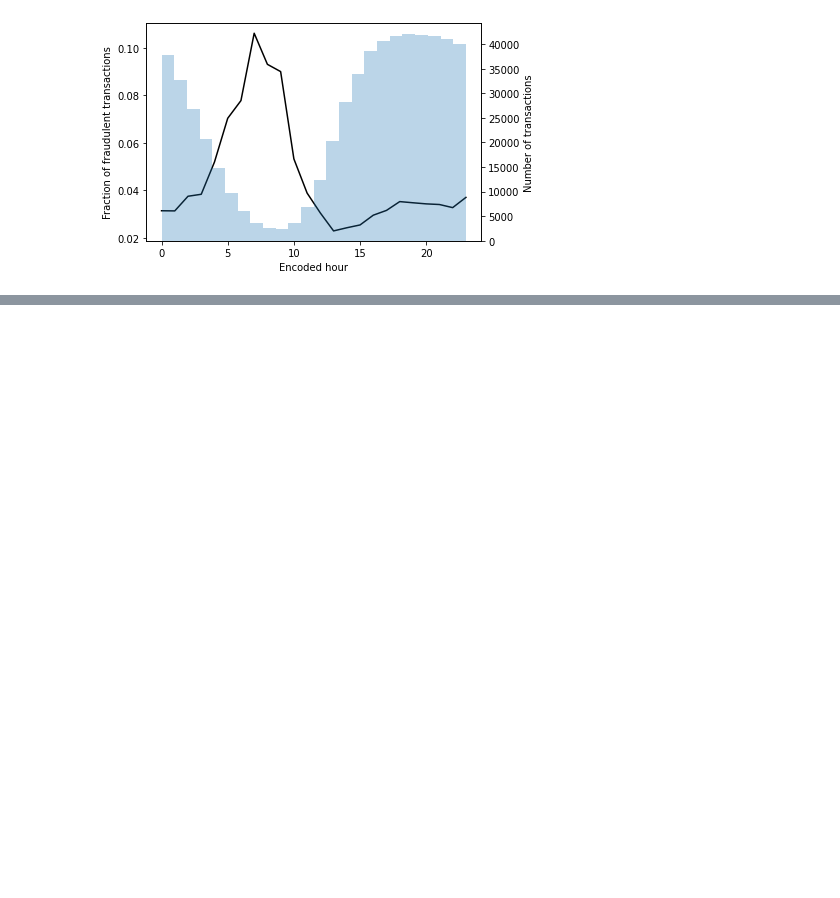
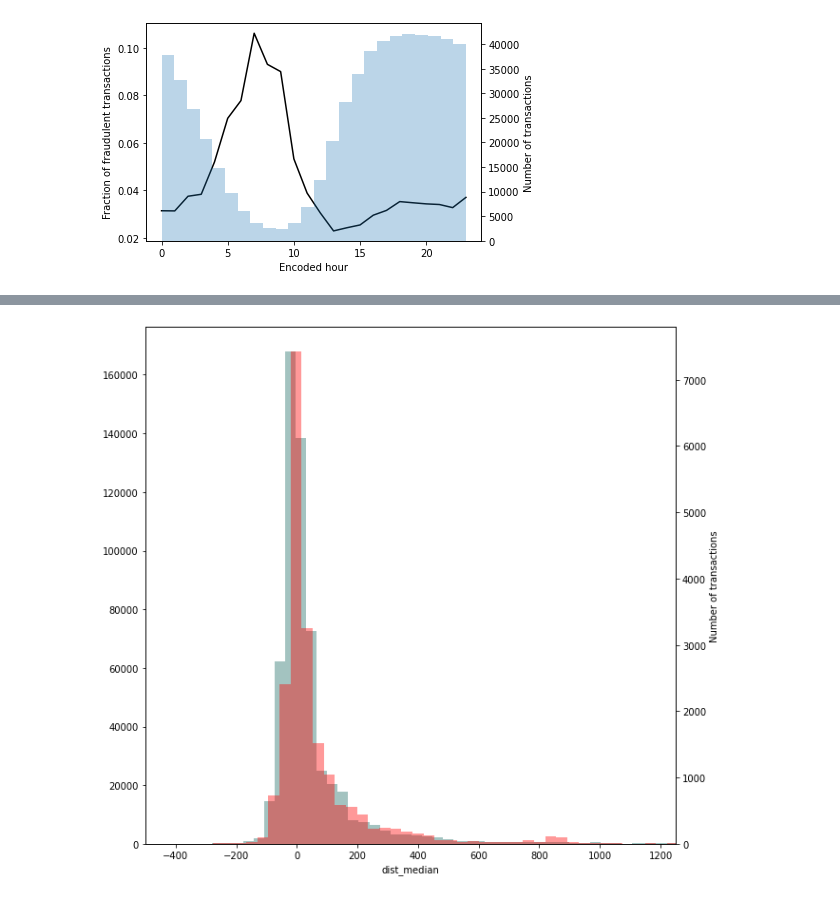
Before and after one commit to mariia-rum/project_fraud, a Jupyter notebook: notebooks/Data_Visualization_Antonia.ipynb, the cells around one changed output, grey strips where cells are left out. Cells and saved outputs as stored; diff of their text form; code cells hidden in the pictures; blank space fills up the shorter version.

```diff
--- a/notebooks/Data_Visualization_Antonia.ipynb
+++ b/notebooks/Data_Visualization_Antonia.ipynb
@@ -109,0 +185,17 @@ ax2.set_ylabel('Number of transactions')
+# %%
+plt.figure(figsize=(10,10))
+
+ax = plt.gca()
+ax2 = ax.twinx()
+
+plt.xlim(-500,1250)
+plt.xlabel('Distance from median value of transactions vs. Fraud')
+plt.ylabel('Number of transactions')
+
+sns1 = sns.distplot(X['dist_median'],bins=1000,kde=False, label = 'All', ax=ax, color='#196963')
+
+sns2 = sns.distplot(X[y == 1]['dist_median'],bins=200,kde=False, label='Fraud', ax=ax2, color='red')
+
+plt.show()
+# %% [output]
+[figure, added]
```
Also changed, not shown: parts of 17 cells of this notebook, 2 other files.
